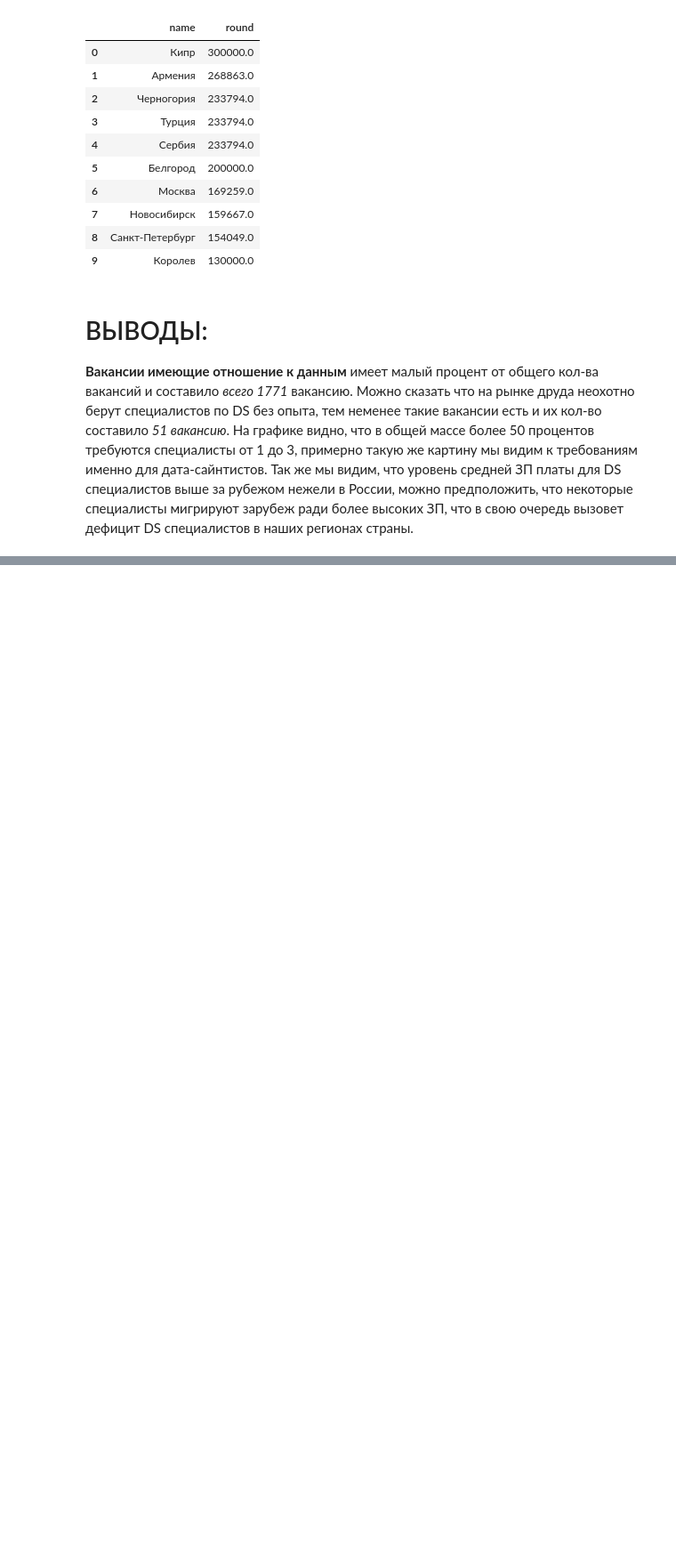
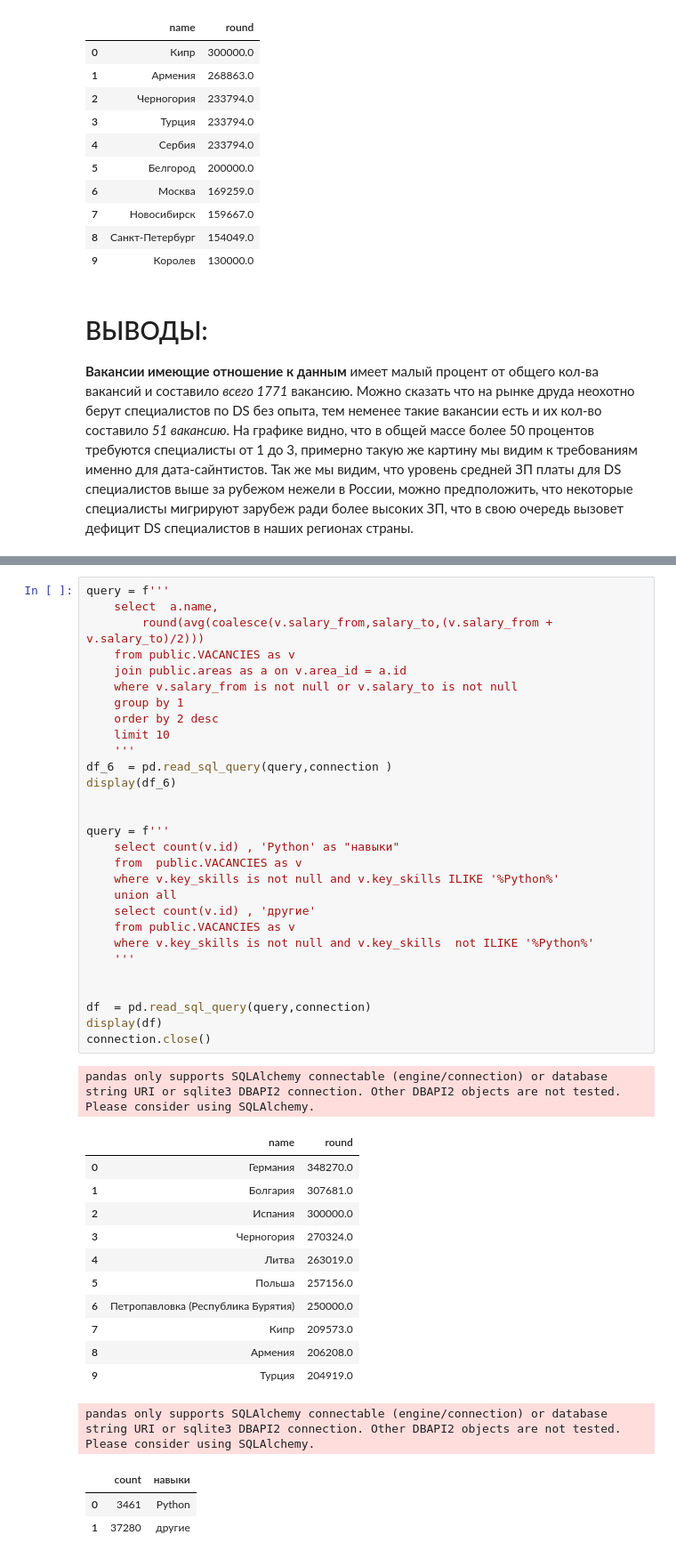
Before and after one commit to Alex1990opac/project_2, a Jupyter notebook: Project_2_Ноутбук_шаблон.ipynb, the cells around one changed output, grey strips where cells are left out. Shown at 89% size. Drawn from its saved outputs; the diff is of its cells as text; blank space fills up the shorter version.

```diff
--- a/Project_2_Ноутбук_шаблон.ipynb
+++ b/Project_2_Ноутбук_шаблон.ipynb
@@ -864,0 +865,46 @@ __Вакансии имеющие отношение к данным__ имее
+# %%
+query = f'''
+    select  a.name,
+        round(avg(coalesce(v.salary_from,salary_to,(v.salary_from + v.salary_to)/2)))
+    from public.VACANCIES as v
+    join public.areas as a on v.area_id = a.id
+    where v.salary_from is not null or v.salary_to is not null
+    group by 1
+    order by 2 desc
+    limit 10
+    '''
+df_6  = pd.read_sql_query(query,connection )
+display(df_6)
+
+
+query = f'''
+    select count(v.id) , 'Python' as "навыки"
+    from  public.VACANCIES as v
+    where v.key_skills is not null and v.key_skills ILIKE '%Python%'
+    union all
+    select count(v.id) , 'другие'
+    from public.VACANCIES as v
+    where v.key_skills is not null and v.key_skills  not ILIKE '%Python%'
+    '''
+
+
+df  = pd.read_sql_query(query,connection)
+display(df)
+connection.close()
+# %% [output]
+pandas only supports SQLAlchemy connectable (engine/connection) or database string URI or sqlite3 DBAPI2 connection. Other DBAPI2 objects are not tested. Please consider using SQLAlchemy.
+|  | name | round |
+| 0 | Германия | 348270.0 |
+| 1 | Болгария | 307681.0 |
+| 2 | Испания | 300000.0 |
+| 3 | Черногория | 270324.0 |
+| 4 | Литва | 263019.0 |
+| 5 | Польша | 257156.0 |
+| 6 | Петропавловка (Республика Бурятия) | 250000.0 |
+| 7 | Кипр | 209573.0 |
+| 8 | Армения | 206208.0 |
+| 9 | Турция | 204919.0 |
+pandas only supports SQLAlchemy connectable (engine/connection) or database string URI or sqlite3 DBAPI2 connection. Other DBAPI2 objects are not tested. Please consider using SQLAlchemy.
+|  | count | навыки |
+| 0 | 3461 | Python |
+| 1 | 37280 | другие |
```
Also changed, not shown: parts of 5 cells of this notebook, 6 other files.
